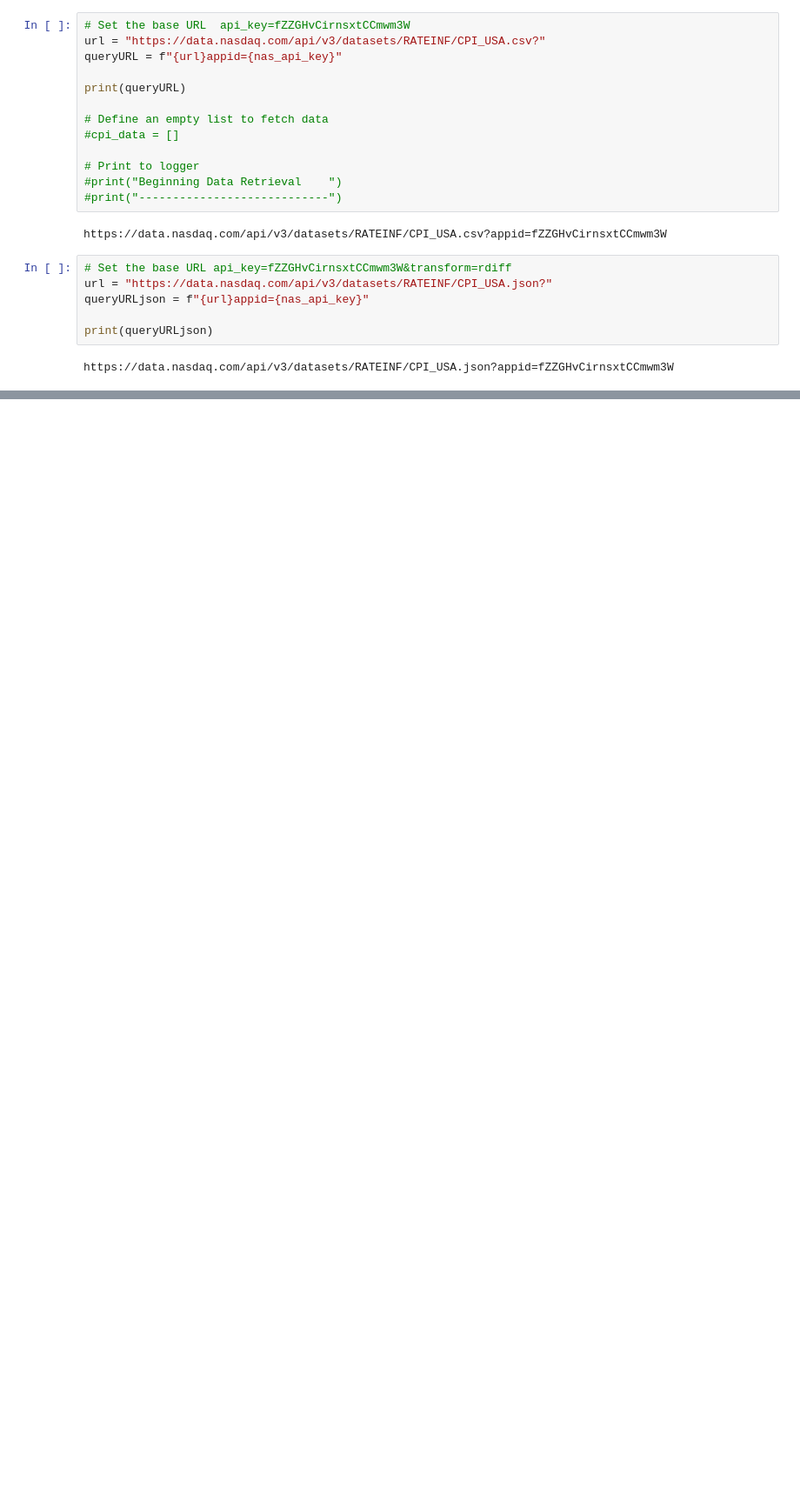
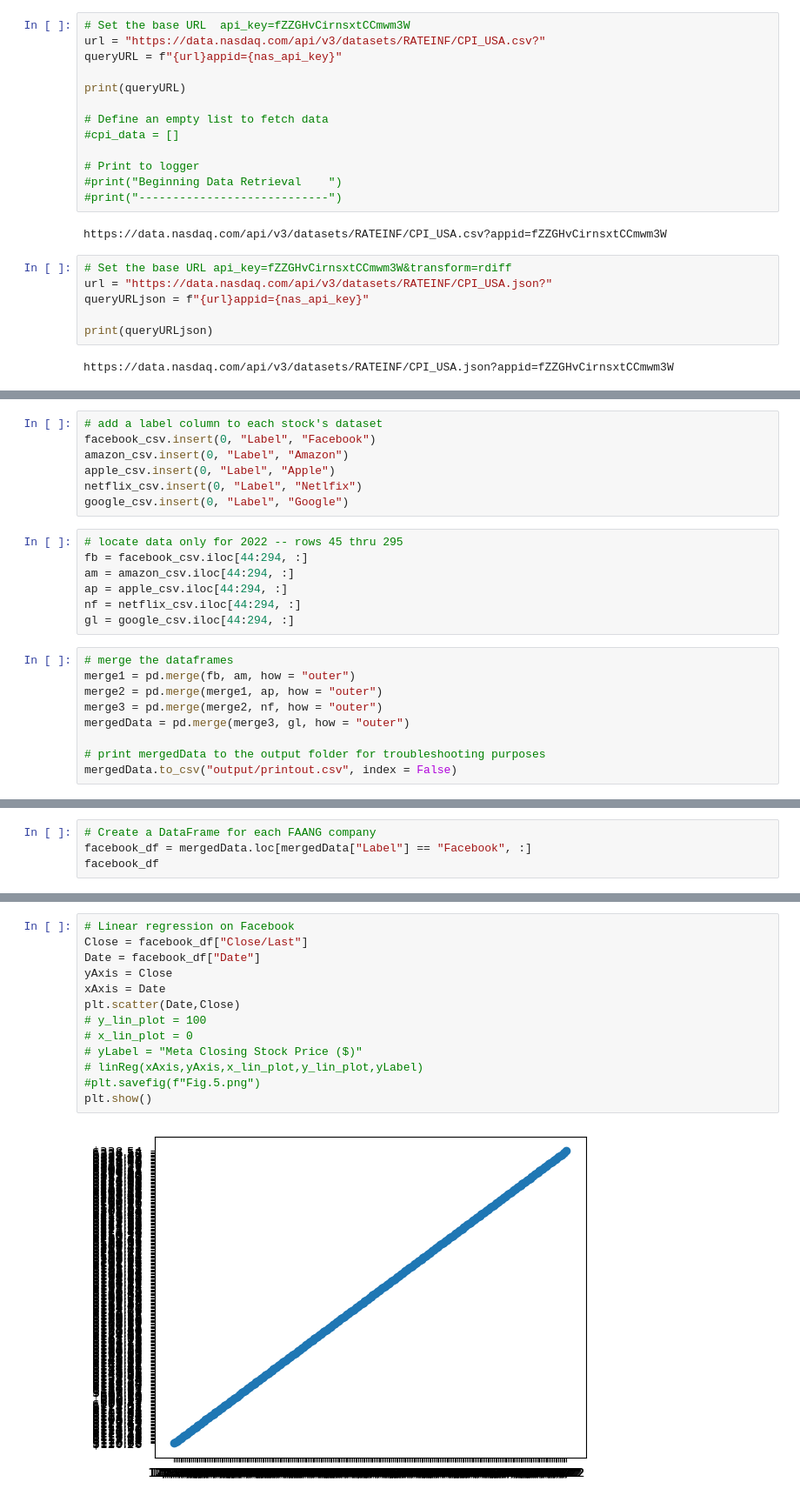
Before and after one commit to Marlon6598/NASDAQ-Project, a Jupyter notebook: MainFinGrab.ipynb, the cells around one changed output, grey strips where cells are left out. Shown at 87% size. Drawn from its saved outputs; the diff is of its cells as text; blank space fills up the shorter version.

Commit message:
Treasury Rate Facebook Correlation

```diff
--- a/MainFinGrab.ipynb
+++ b/MainFinGrab.ipynb
@@ -31,0 +47,23 @@ https://data.nasdaq.com/api/v3/datasets/RATEINF/CPI_USA.json?appid=fZZGHvCirnsxt
+# %%
+# add a label column to each stock's dataset
+facebook_csv.insert(0, "Label", "Facebook")
+amazon_csv.insert(0, "Label", "Amazon")
+apple_csv.insert(0, "Label", "Apple")
+netflix_csv.insert(0, "Label", "Netlfix")
+google_csv.insert(0, "Label", "Google")
+# %%
+# locate data only for 2022 -- rows 45 thru 295
+fb = facebook_csv.iloc[44:294, :]
+am = amazon_csv.iloc[44:294, :]
+ap = apple_csv.iloc[44:294, :]
+nf = netflix_csv.iloc[44:294, :]
+gl = google_csv.iloc[44:294, :]
+# %%
+# merge the dataframes
+merge1 = pd.merge(fb, am, how = "outer")
+merge2 = pd.merge(merge1, ap, how = "outer")
+merge3 = pd.merge(merge2, nf, how = "outer")
+mergedData = pd.merge(merge3, gl, how = "outer")
+
+# print mergedData to the output folder for troubleshooting purposes
+mergedData.to_csv("output/printout.csv", index = False)
@@ -31,0 +95,4 @@ https://data.nasdaq.com/api/v3/datasets/RATEINF/CPI_USA.json?appid=fZZGHvCirnsxt
+# %%
+# Create a DataFrame for each FAANG company
+facebook_df = mergedData.loc[mergedData["Label"] == "Facebook", :]
+facebook_df
@@ -31,0 +113,15 @@ https://data.nasdaq.com/api/v3/datasets/RATEINF/CPI_USA.json?appid=fZZGHvCirnsxt
+# %%
+# Linear regression on Facebook
+Close = facebook_df["Close/Last"]
+Date = facebook_df["Date"]
+yAxis = Close
+xAxis = Date
+plt.scatter(Date,Close)
+# y_lin_plot = 100
+# x_lin_plot = 0
+# yLabel = "Meta Closing Stock Price ($)"
+# linReg(xAxis,yAxis,x_lin_plot,y_lin_plot,yLabel)
+#plt.savefig(f"Fig.5.png")
+plt.show()
+# %% [output]
+[figure, added]
```
Also changed, not shown: parts of 7 cells of this notebook, 12 other files.
